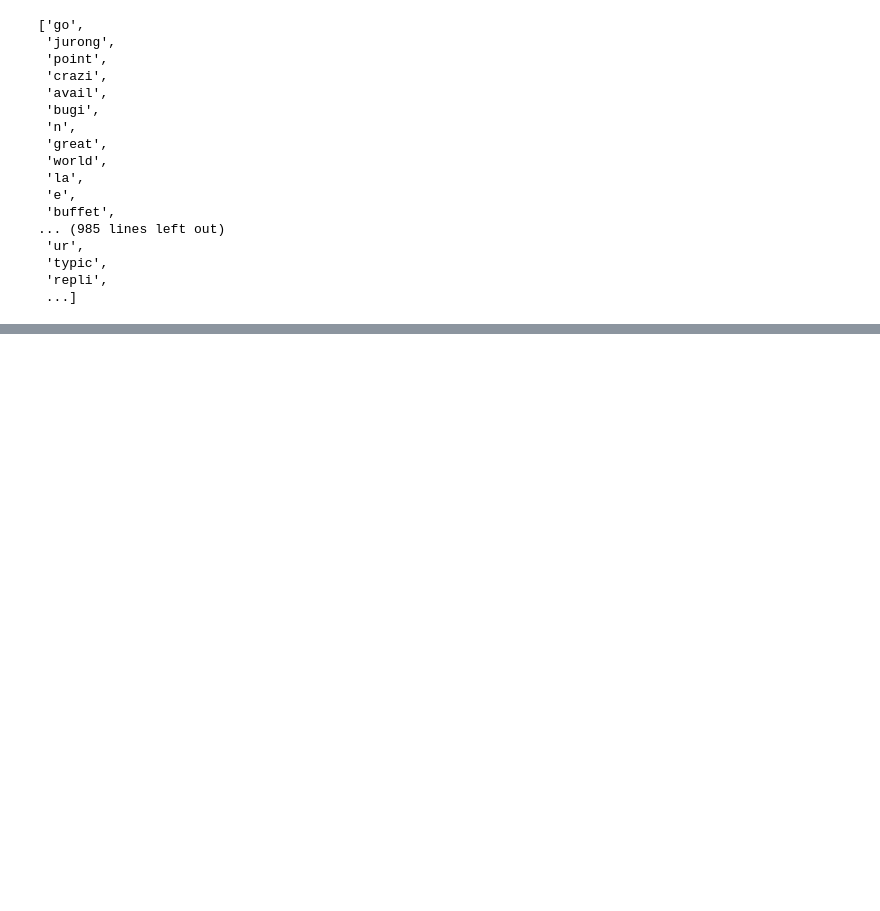
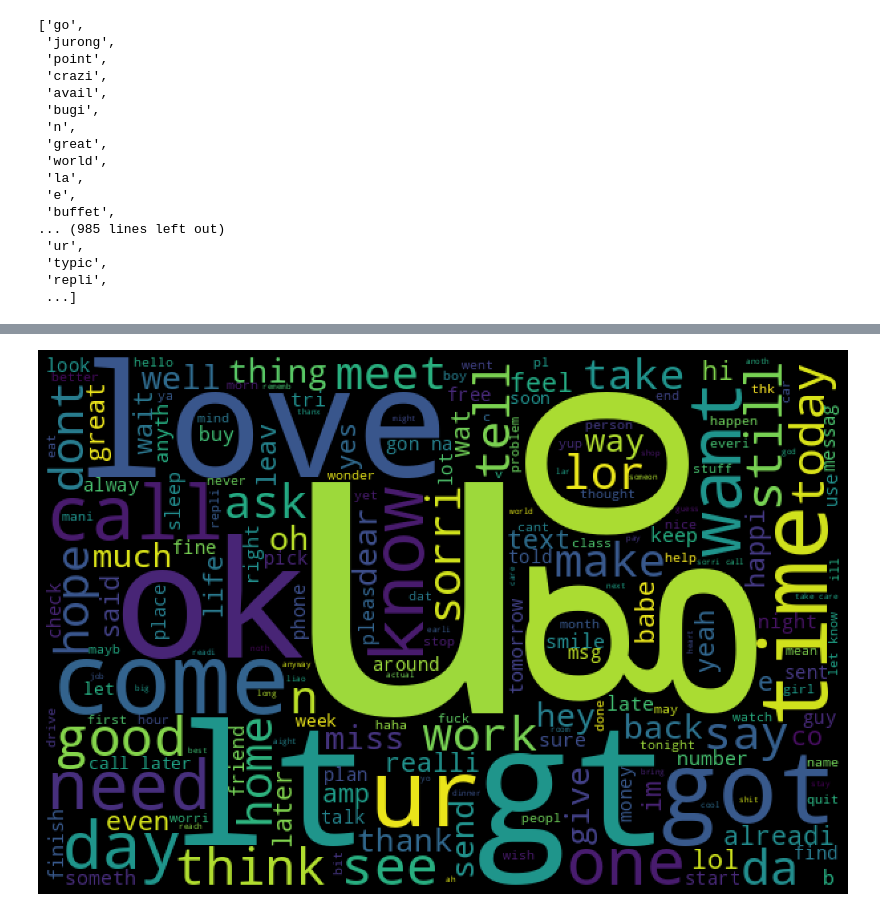
Before and after one commit to KARINAgoncalvesSOARES/ML_classificacao_de_spam, a Jupyter notebook: classificacao_de_spam.ipynb, the cells around one changed output, grey strips where cells are left out. Cells and saved outputs as stored; diff of their text form; code cells hidden in the pictures; blank space fills up the shorter version.

```diff
--- a/classificacao_de_spam.ipynb
+++ b/classificacao_de_spam.ipynb
@@ -464,0 +484,10 @@ plt.show()
+# %%
+ham_wordcloud = WordCloud(width=600, height=400, margin=2, ranks_only=1).generate(" ".join(ham_palavras))
+
+plt.figure(figsize=(12, 8), facecolor='k')
+plt.imshow(ham_wordcloud)
+plt.axis('off')
+plt.tight_layout(pad=0)
+plt.show()
+# %% [output]
+[figure, added]
```
Also changed, not shown: parts of 14 cells of this notebook.
